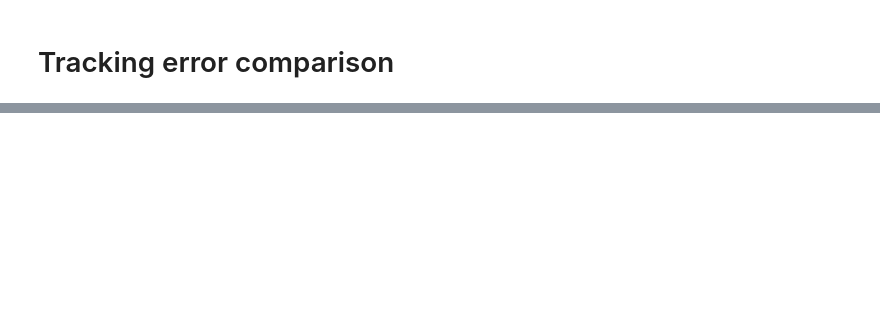
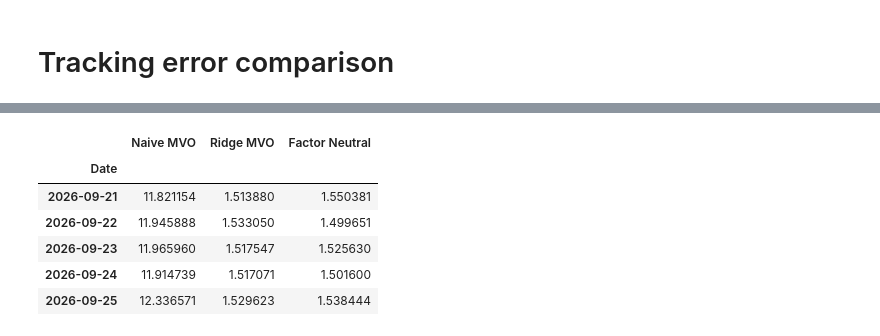
Before and after one commit to cyee02/MQF, a Jupyter notebook: QF600/Assignment 2 - Beta Neutral/AP_Week_5_assignment_.ipynb, the cells around one changed output, grey strips where cells are left out. Saved outputs shown, nothing was run; the diff lists cells and outputs as text; code cells hidden in the pictures; blank space fills up the shorter version.

```diff
--- a/QF600/Assignment 2 - Beta Neutral/AP_Week_5_assignment_.ipynb
+++ b/QF600/Assignment 2 - Beta Neutral/AP_Week_5_assignment_.ipynb
@@ -570,0 +645,44 @@ print(TE_results.round(6))
+# %%
+# The notebook solves each portfolio once, on the full sample, and never re-solves or resets it:
+# there is no rebalancing. So the backtest is buy-and-hold -- every sleeve is bought at its target
+# weight on the first close and then left to compound at its own rate.
+strategy_weights = pd.DataFrame(
+    {
+        "Naive MVO": w_star,
+        "Ridge MVO": w_ridge,
+        "Factor Neutral": w_fn,
+    },
+    index=tickers,
+)
+STRATEGIES = list(strategy_weights.columns)
+
+# Growth of $1 in each ticker, starting from the close before the first return (value 1.0)
+growth = pd.concat([
+    pd.DataFrame(1.0, index=[prices.index[0]], columns=tickers),
+    (1 + R).cumprod(),
+]).rename_axis("Date")
+
+# Dollar value held in each ticker, per strategy. The weights sum to 1, so every strategy starts at $1
+holdings = {s: growth * strategy_weights[s] for s in STRATEGIES}
+portfolio_values = pd.DataFrame({s: holdings[s].sum(axis=1) for s in STRATEGIES})
+
+# Drifted weights: each sleeve's share of the strategy's value on that day.
+# Winners grow their share and losers shrink theirs, because nothing resets them.
+drifted_weights = {s: holdings[s].div(portfolio_values[s], axis=0) for s in STRATEGIES}
+
+# Daily strategy returns, on the same dates as R
+portfolio_returns = portfolio_values.pct_change().dropna()
+
+# Daily risk-free rate: ^IRX is an annualised yield in percent, so turn it into a daily rate.
+# The yield quoted at yesterday's close is what is earned over today.
+rf_daily = (prices[rf_ticker].shift(1) / 100 / trading_days).loc[R.index]
+
+portfolio_values.tail()
+# %% [output]
+|  | Naive MVO | Ridge MVO | Factor Neutral |
+| Date |  |  |  |
+| 2026-09-21 | 11.821154 | 1.513880 | 1.550381 |
+| 2026-09-22 | 11.945888 | 1.533050 | 1.499651 |
+| 2026-09-23 | 11.965960 | 1.517547 | 1.525630 |
+| 2026-09-24 | 11.914739 | 1.517071 | 1.501600 |
+| 2026-09-25 | 12.336571 | 1.529623 | 1.538444 |
```
Also changed, not shown: parts of 27 cells of this notebook.
